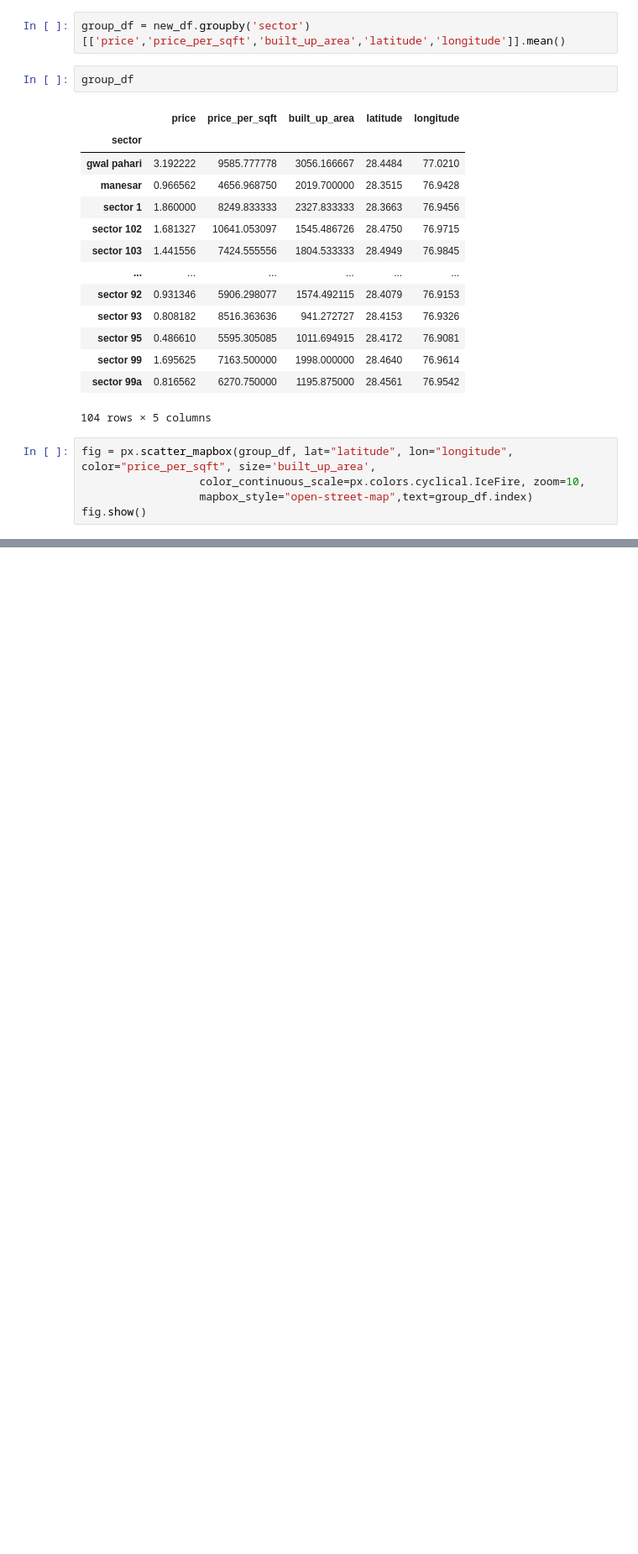
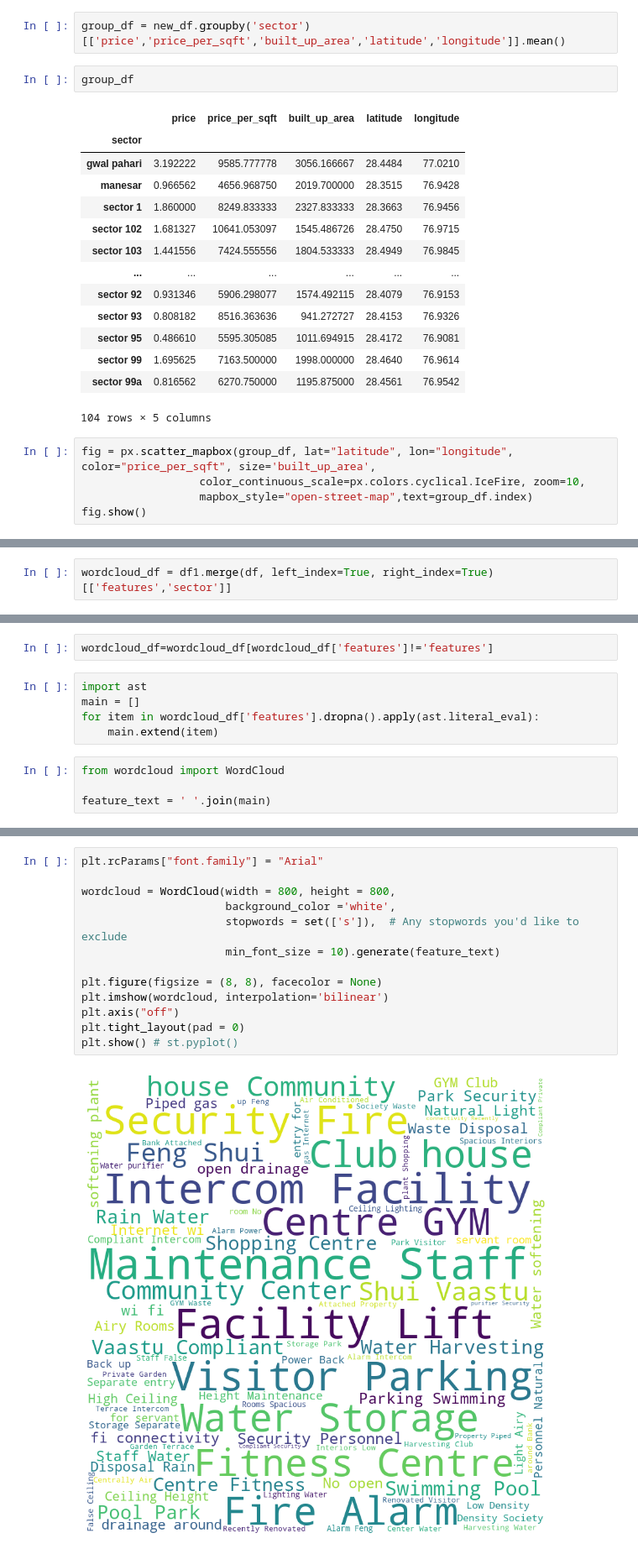
Before and after one commit to Sovith07/Spatial_rental_analysis, a Jupyter notebook: app/visualization.ipynb, the cells around one changed output, grey strips where cells are left out. Shown at 84% size. Saved outputs shown, nothing was run; the diff lists cells and outputs as text; blank space fills up the shorter version.

```diff
--- a/app/visualization.ipynb
+++ b/app/visualization.ipynb
@@ -70,0 +81,2 @@ new_df.to_csv('data_viz1.csv',index=False)
+# %%
+wordcloud_df = df1.merge(df, left_index=True, right_index=True)[['features','sector']]
@@ -70,0 +99,11 @@ new_df.to_csv('data_viz1.csv',index=False)
+# %%
+wordcloud_df=wordcloud_df[wordcloud_df['features']!='features']
+# %%
+import ast
+main = []
+for item in wordcloud_df['features'].dropna().apply(ast.literal_eval):
+    main.extend(item)
+# %%
+from wordcloud import WordCloud
+
+feature_text = ' '.join(main)
@@ -70,0 +117,15 @@ new_df.to_csv('data_viz1.csv',index=False)
+# %%
+plt.rcParams["font.family"] = "Arial"
+
+wordcloud = WordCloud(width = 800, height = 800,
+                      background_color ='white',
+                      stopwords = set(['s']),  # Any stopwords you'd like to exclude
+                      min_font_size = 10).generate(feature_text)
+
+plt.figure(figsize = (8, 8), facecolor = None)
+plt.imshow(wordcloud, interpolation='bilinear')
+plt.axis("off")
+plt.tight_layout(pad = 0)
+plt.show() # st.pyplot()
+# %% [output]
+[figure, added]
```
Also changed, not shown: parts of 13 cells of this notebook, 4 other files.
